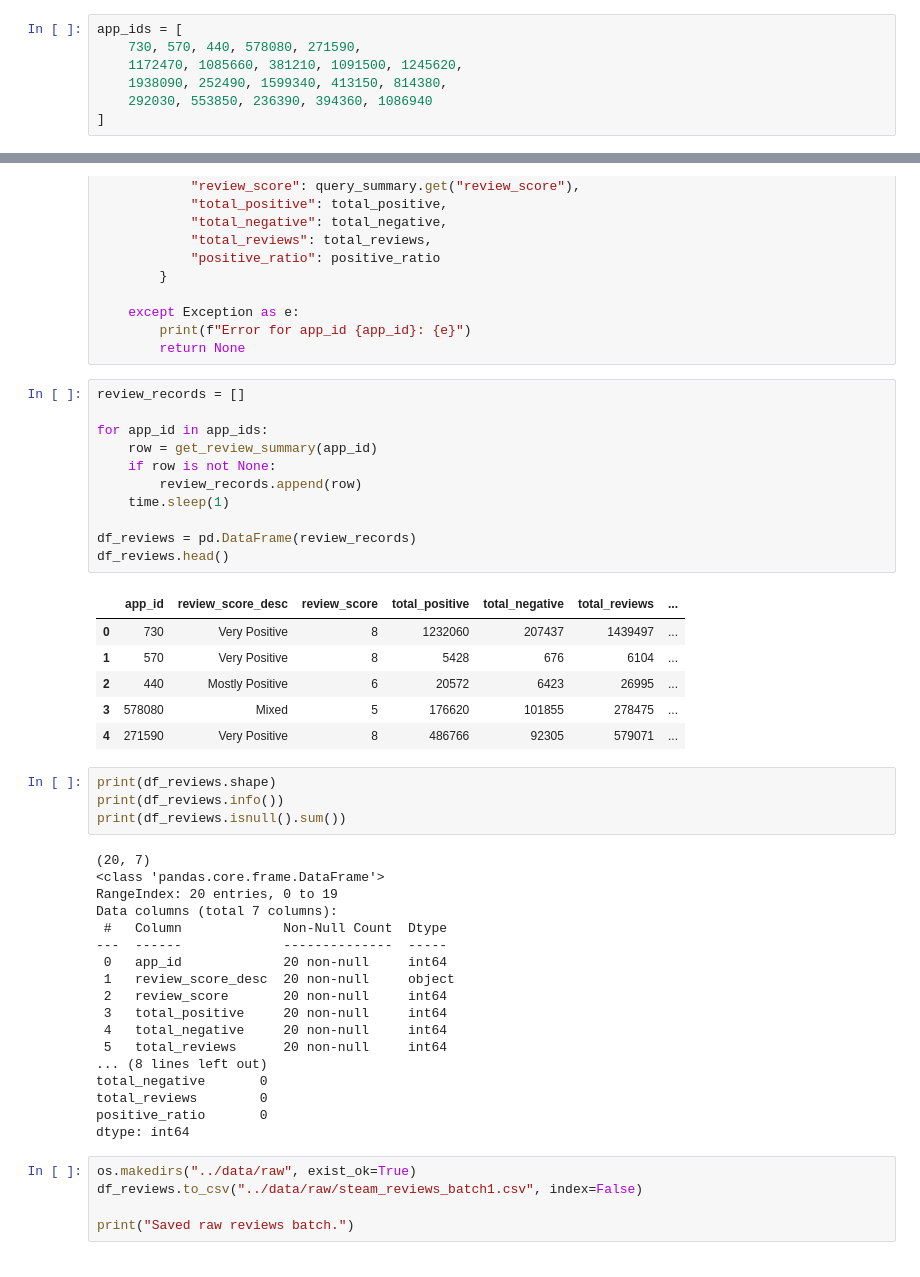
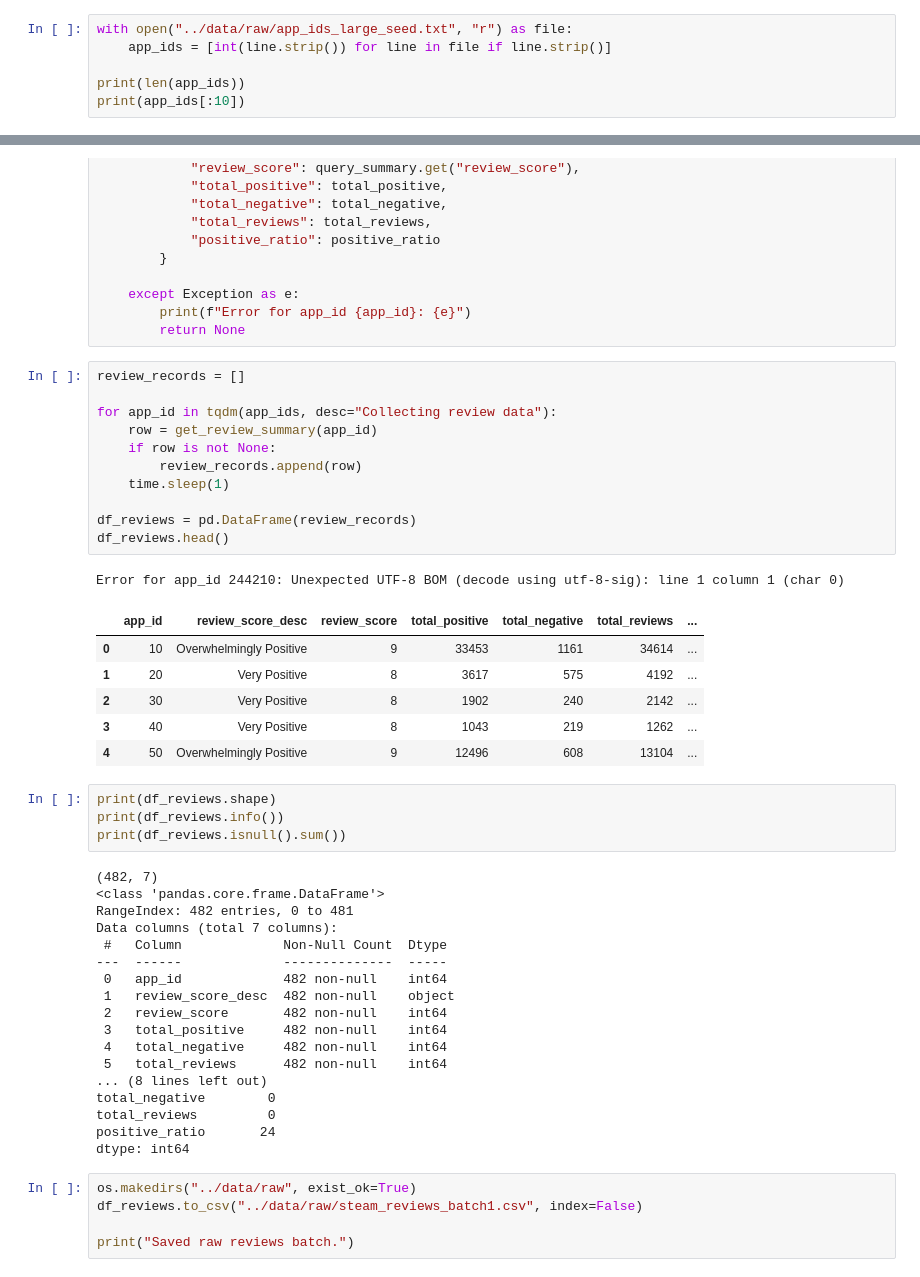
Before and after one commit to mmauricioj28/Video-Game-Staying-Power-Analysis, a Jupyter notebook: notebooks/02_data_collection.ipynb, the cells around one changed output, grey strips where cells are left out. Drawn from its saved outputs; the diff is of its cells as text.

Commit message:
Loaded larger game seed

```diff
--- a/notebooks/02_data_collection.ipynb
+++ b/notebooks/02_data_collection.ipynb
@@ -6,7 +8,6 @@ import os
 # %%
-app_ids = [
-    730, 570, 440, 578080, 271590,
-    1172470, 1085660, 381210, 1091500, 1245620,
-    1938090, 252490, 1599340, 413150, 814380,
-    292030, 553850, 236390, 394360, 1086940
-]
+with open("../data/raw/app_ids_large_seed.txt", "r") as file:
+    app_ids = [int(line.strip()) for line in file if line.strip()]
+
+print(len(app_ids))
+print(app_ids[:10])
@@ -62,42 +66,43 @@ def get_review_summary(app_id):
 # %%
 review_records = []
 
-for app_id in app_ids:
+for app_id in tqdm(app_ids, desc="Collecting review data"):
     row = get_review_summary(app_id)
     if row is not None:
         review_records.append(row)
     time.sleep(1)
 
 df_reviews = pd.DataFrame(review_records)
 df_reviews.head()
 # %% [output]
+Error for app_id 244210: Unexpected UTF-8 BOM (decode using utf-8-sig): line 1 column 1 (char 0)
 |  | app_id | review_score_desc | review_score | total_positive | total_negative | total_reviews | ... |
-| 0 | 730 | Very Positive | 8 | 1232060 | 207437 | 1439497 | ... |
-| 1 | 570 | Very Positive | 8 | 5428 | 676 | 6104 | ... |
-| 2 | 440 | Mostly Positive | 6 | 20572 | 6423 | 26995 | ... |
-| 3 | 578080 | Mixed | 5 | 176620 | 101855 | 278475 | ... |
-| 4 | 271590 | Very Positive | 8 | 486766 | 92305 | 579071 | ... |
+| 0 | 10 | Overwhelmingly Positive | 9 | 33453 | 1161 | 34614 | ... |
+| 1 | 20 | Very Positive | 8 | 3617 | 575 | 4192 | ... |
+| 2 | 30 | Very Positive | 8 | 1902 | 240 | 2142 | ... |
+| 3 | 40 | Very Positive | 8 | 1043 | 219 | 1262 | ... |
+| 4 | 50 | Overwhelmingly Positive | 9 | 12496 | 608 | 13104 | ... |
 # %%
 print(df_reviews.shape)
 print(df_reviews.info())
 print(df_reviews.isnull().sum())
 # %% [output]
-(20, 7)
+(482, 7)
 <class 'pandas.core.frame.DataFrame'>
-RangeIndex: 20 entries, 0 to 19
+RangeIndex: 482 entries, 0 to 481
 Data columns (total 7 columns):
  #   Column             Non-Null Count  Dtype
 ---  ------             --------------  -----
- 0   app_id             20 non-null     int64
- 1   review_score_desc  20 non-null     object
- 2   review_score       20 non-null     int64
- 3   total_positive     20 non-null     int64
- 4   total_negative     20 non-null     int64
- 5   total_reviews      20 non-null     int64
+ 0   app_id             482 non-null    int64
+ 1   review_score_desc  482 non-null    object
+ 2   review_score       482 non-null    int64
+ 3   total_positive     482 non-null    int64
+ 4   total_negative     482 non-null    int64
+ 5   total_reviews      482 non-null    int64
 ... (8 lines left out)
-total_negative       0
-total_reviews        0
-positive_ratio       0
+total_negative        0
+total_reviews         0
+positive_ratio       24
 dtype: int64
 # %%
 os.makedirs("../data/raw", exist_ok=True)
```
Also changed, not shown: parts of 2 cells of this notebook, 20 other files.
